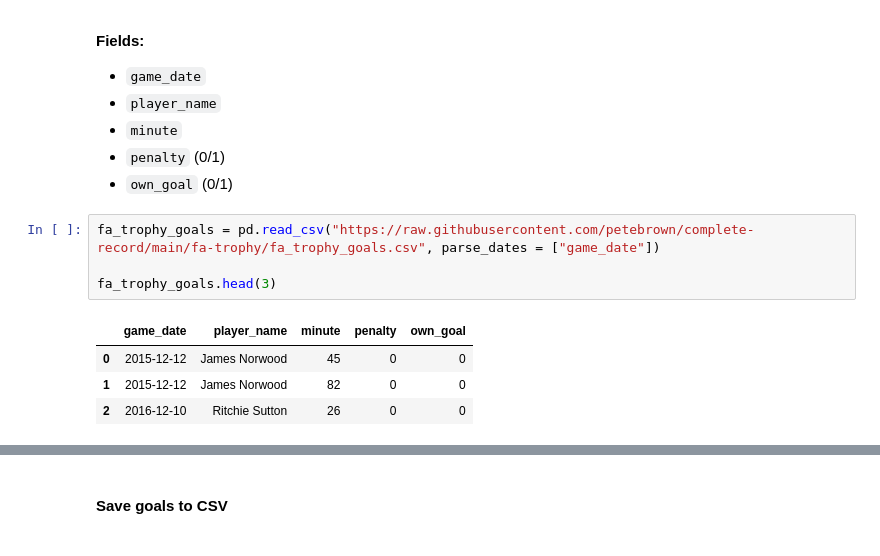
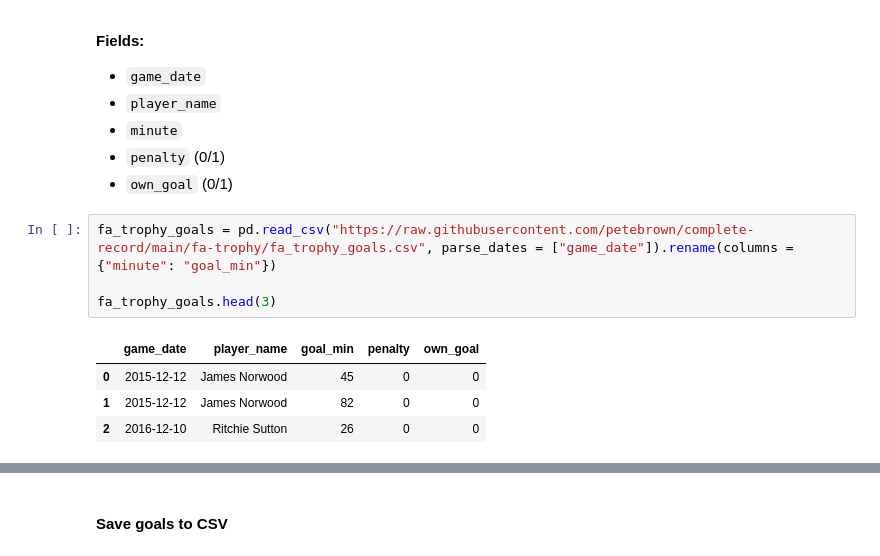
Before and after one commit to petebrown/pre-2023-data-prep, a Jupyter notebook: data-pipeline-prep.ipynb, the cells around one changed output, grey strips where cells are left out. Drawn from its saved outputs; the diff is of its cells as text.

```diff
--- a/data-pipeline-prep.ipynb
+++ b/data-pipeline-prep.ipynb
@@ -338,11 +340,11 @@ cr_goals.head(3)
 * `penalty` (0/1)
 * `own_goal` (0/1)
 # %%
-fa_trophy_goals = pd.read_csv("https://raw.githubusercontent.com/petebrown/complete-record/main/fa-trophy/fa_trophy_goals.csv", parse_dates = ["game_date"])
+fa_trophy_goals = pd.read_csv("https://raw.githubusercontent.com/petebrown/complete-record/main/fa-trophy/fa_trophy_goals.csv", parse_dates = ["game_date"]).rename(columns = {"minute": "goal_min"})
 
 fa_trophy_goals.head(3)
 # %% [output]
-|  | game_date | player_name | minute | penalty | own_goal |
+|  | game_date | player_name | goal_min | penalty | own_goal |
 | 0 | 2015-12-12 | James Norwood | 45 | 0 | 0 |
 | 1 | 2015-12-12 | James Norwood | 82 | 0 | 0 |
 | 2 | 2016-12-10 | Ritchie Sutton | 26 | 0 | 0 |
```
Also changed, not shown: parts of 2 cells of this notebook.
